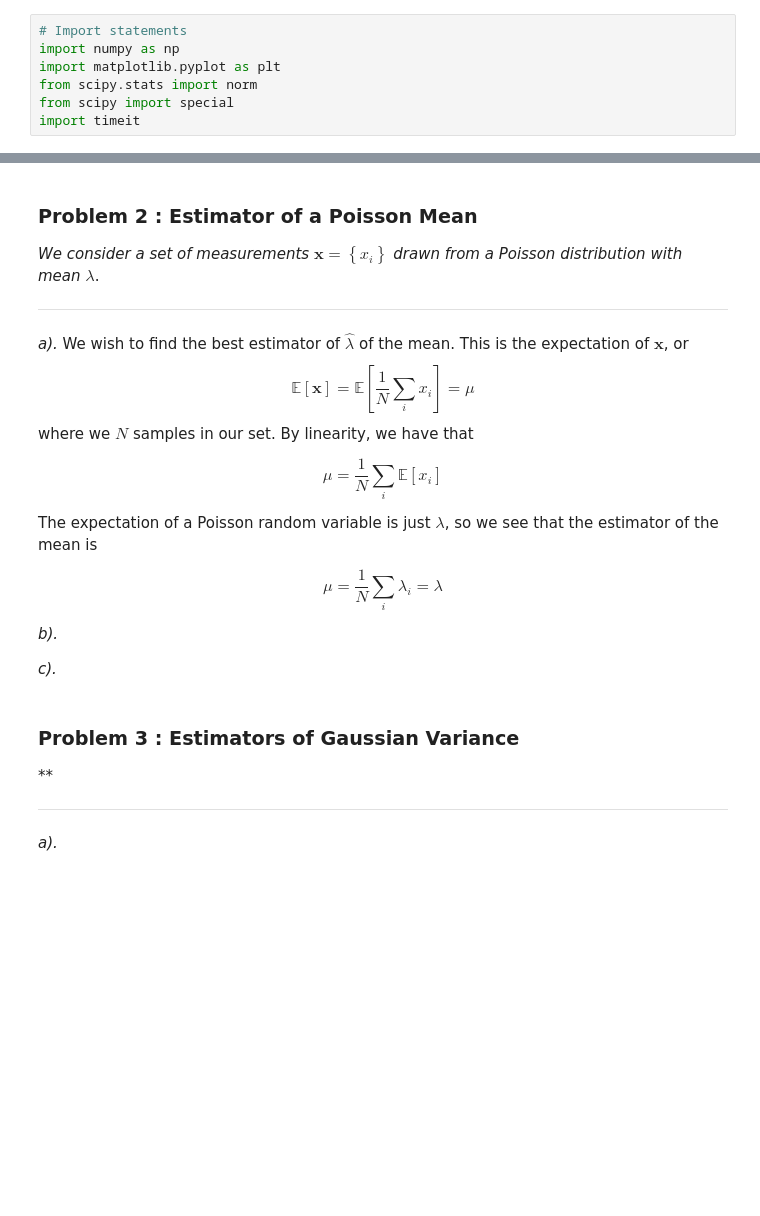
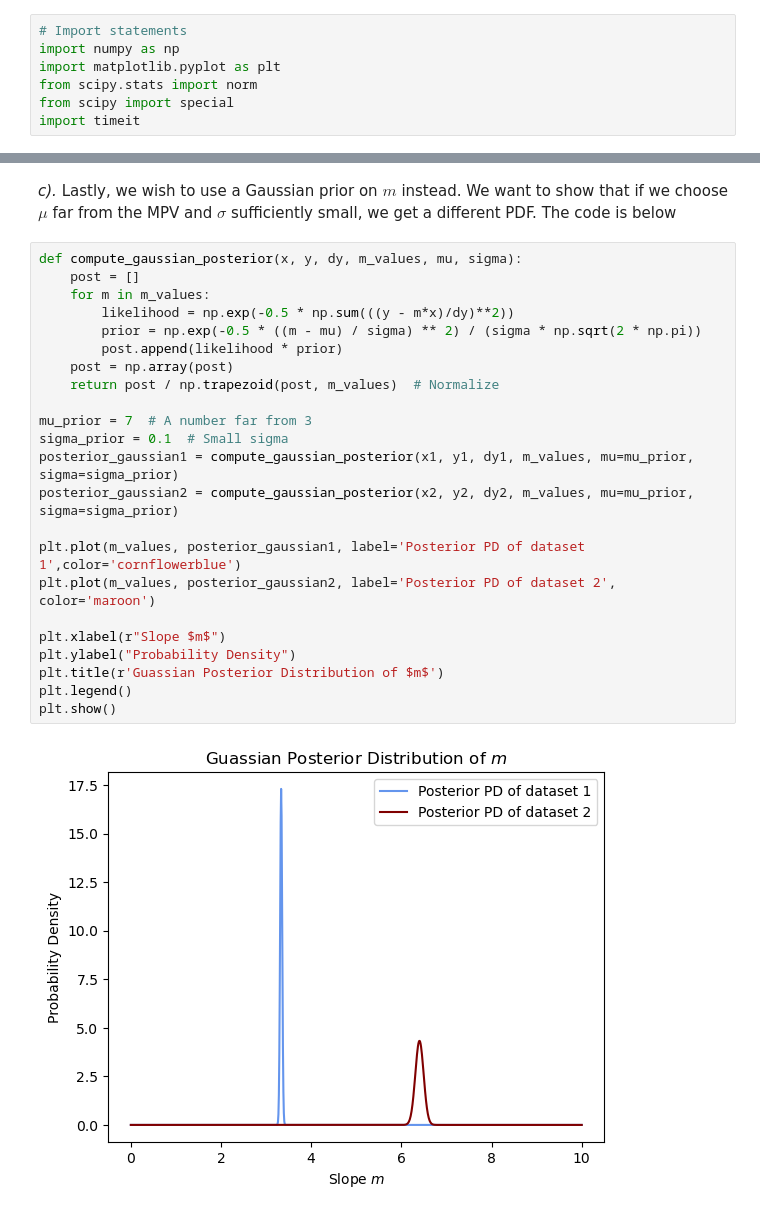
Before and after one commit to aidanwmw/PHYS403, a Jupyter notebook: homework/hw4.ipynb, the cells around one changed output, grey strips where cells are left out. Drawn from its saved outputs; the diff is of its cells as text; blank space fills up the shorter version.

```diff
--- a/homework/hw4.ipynb
+++ b/homework/hw4.ipynb
@@ -89,25 +115,27 @@ MPV 2: 3.04
-# %% [markdown]
-### Problem 2 : Estimator of a Poisson Mean
-
-*We consider a set of measurements* $\mathbf{x} =\left\{x_i\right\}$ *drawn from a Poisson distribution with mean* $\lambda$.
-
----
-*a).* We wish to find the best estimator of $\hat{\lambda}$ of the mean. This is the expectation of $\mathbf{x}$, or
-$$\mathbb{E}[\mathbf{x}] = \mathbb{E}\left[\frac{1}{N}\sum_{i} x_i\right] = \mu$$
-where we $N$ samples in our set. By linearity, we have that
-
-$$\mu = \frac{1}{N} \sum_{i} \mathbb{E}[x_i]$$
-
-The expectation of a Poisson random variable is just $\lambda$, so we see that the estimator of the mean is
-
-$$\mu = \frac{1}{N} \sum_i \lambda_i = \lambda$$
-
-*b).*
-
-*c).*
-# %% [markdown]
-### Problem 3 : Estimators of Gaussian Variance
-**
-
----
-*a).*
+# %% [markdown]
+*c).* Lastly, we wish to use  a Gaussian prior on $m$ instead. We want to show that if we choose $\mu$ far from the MPV and $\sigma$ sufficiently small, we get a different PDF. The code is below
+# %%
+def compute_gaussian_posterior(x, y, dy, m_values, mu, sigma):
+    post = []
+    for m in m_values:
+        likelihood = np.exp(-0.5 * np.sum(((y - m*x)/dy)**2))
+        prior = np.exp(-0.5 * ((m - mu) / sigma) ** 2) / (sigma * np.sqrt(2 * np.pi))
+        post.append(likelihood * prior)
+    post = np.array(post)
+    return post / np.trapezoid(post, m_values)  # Normalize
+
+mu_prior = 7  # A number far from 3
+sigma_prior = 0.1  # Small sigma
+posterior_gaussian1 = compute_gaussian_posterior(x1, y1, dy1, m_values, mu=mu_prior, sigma=sigma_prior)
+posterior_gaussian2 = compute_gaussian_posterior(x2, y2, dy2, m_values, mu=mu_prior, sigma=sigma_prior)
+
+plt.plot(m_values, posterior_gaussian1, label='Posterior PD of dataset 1',color='cornflowerblue')
+plt.plot(m_values, posterior_gaussian2, label='Posterior PD of dataset 2', color='maroon')
+
+plt.xlabel(r"Slope $m$")
+plt.ylabel("Probability Density")
+plt.title(r'Guassian Posterior Distribution of $m$')
+plt.legend()
+plt.show()
+# %% [output]
+[figure, added]
```
Also changed, not shown: parts of 12 cells of this notebook.
